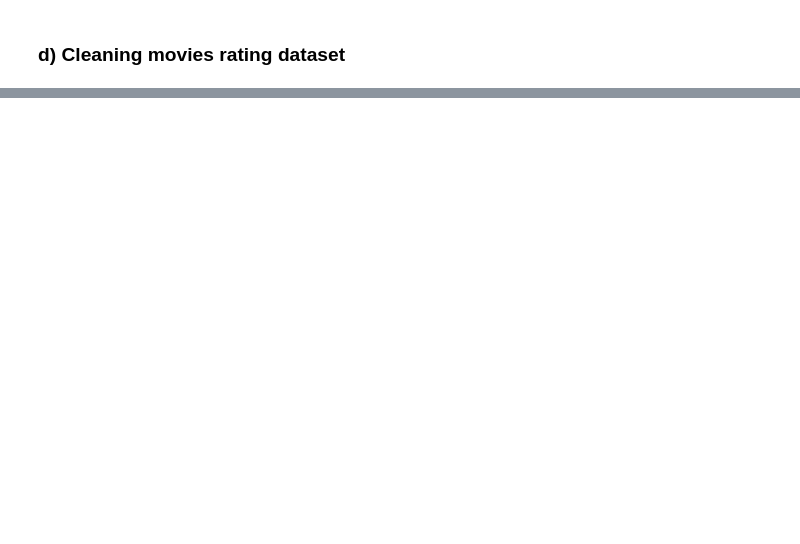
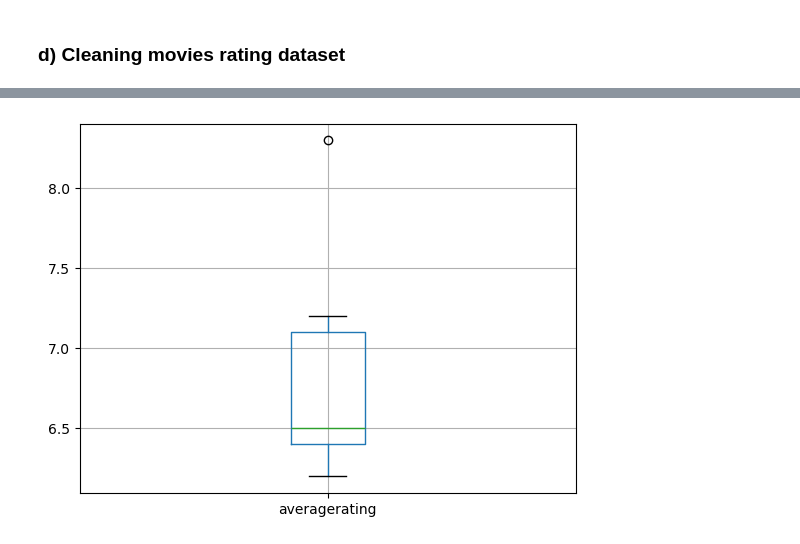
Before and after one commit to juliettmwaura/dsc-phase-1-project-v2-4, a Jupyter notebook: student.ipynb, the cells around one changed output, grey strips where cells are left out. Drawn from its saved outputs; the diff is of its cells as text; code cells hidden in the pictures; blank space fills up the shorter version.

```diff
--- a/student.ipynb
+++ b/student.ipynb
@@ -407,0 +477,14 @@ dtype: int64
+# %%
+# dealing with outliers
+Q1 = dfmr['averagerating'].quantile(0.25)
+Q3 = dfmr['averagerating'].quantile(0.75)
+IQR = Q3 - Q1
+
+# Filter out data points beyond the IQR range
+data_no_outliers = dfmr[(dfmr['averagerating'] >= Q1 - 1.5 * IQR)
+                                     & (dfmr['averagerating'] <= Q3 + 1.5 * IQR)]
+# %%
+data_no_outliers.boxplot(column ='averagerating')
+plt.show()
+# %% [output]
+[figure, added]
```
Also changed, not shown: parts of 9 cells of this notebook.
